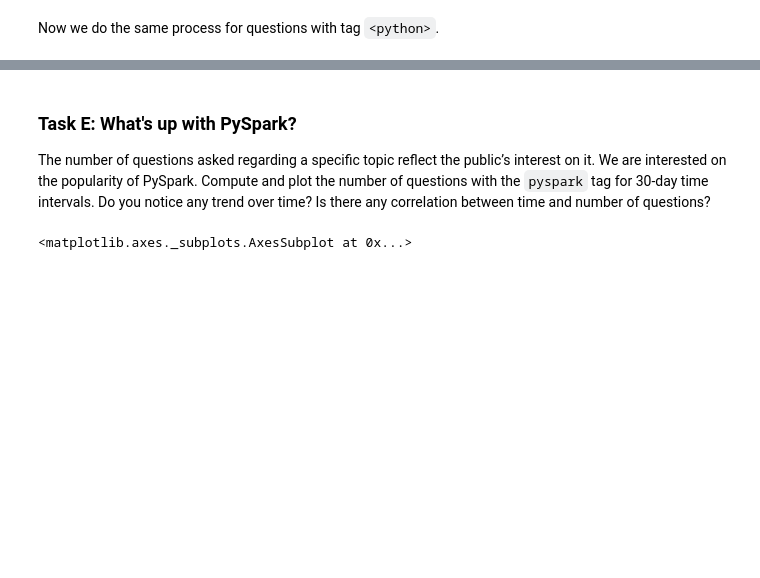
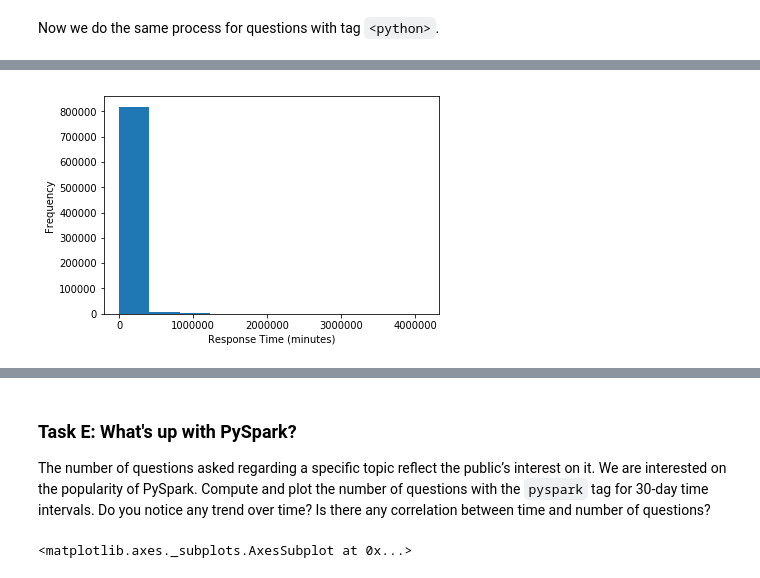
Before and after one commit to Sytta/ADA2018-Homework-CANada, a Jupyter notebook: 03 - Spark and Reading the Stats/Homework3.ipynb, the cells around one changed output, grey strips where cells are left out. Saved outputs shown, nothing was run; the diff lists cells and outputs as text; code cells hidden in the pictures; blank space fills up the shorter version.

```diff
--- a/03 - Spark and Reading the Stats/Homework3.ipynb
+++ b/03 - Spark and Reading the Stats/Homework3.ipynb
@@ -414,7 +414,7 @@ first_questions_python_time = first_questions_python_answers_pd.sort_values(by=
 # Calculate response time
 Response_Time_Python = first_questions_python_time.CreationDate - first_questions_python_time.CreationDate_Question
 # Filter out negative response time
-Response_Time_Python = Response_Time_Python > pd.Timedelta(0)]
+Response_Time_Python = Response_Time_Python[Response_Time_Python > pd.Timedelta(0)]
 
 print("Here are the response time for questions having Python as tag: ")
 Response_Time_Python.head(5)
@@ -456,0 +466,7 @@ Name: Response_Time_Python, dtype: object
+# %%
+# PYTHON - Convert to minutes and plot
+Response_Time_Python_min = Response_Time_Python / pd.Timedelta(minutes=1)
+ax_py = Response_Time_Python_min.plot.hist()
+ax_py = ax_py.set_xlabel("Response Time (minutes)")
+# %% [output]
+[figure, added]
```
Also changed, not shown: parts of 15 cells of this notebook.
